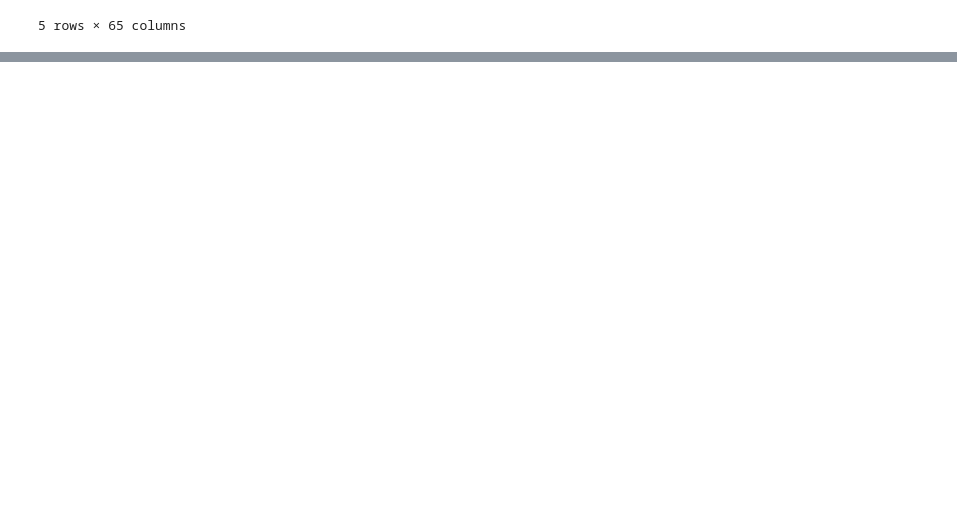
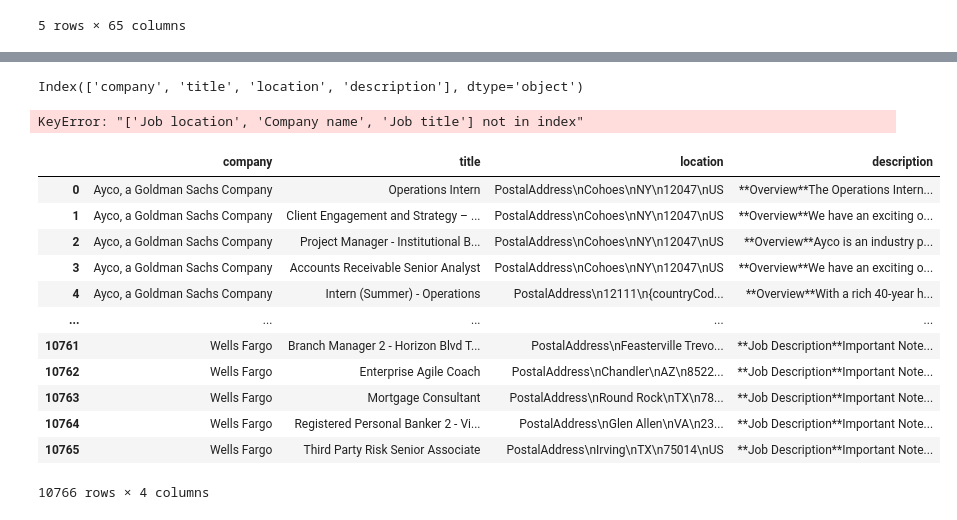
Before and after one commit to carsonkahn-external/athena-velvet, a Jupyter notebook: velvet/notebooks/deepnote/LinkedIn_merge.ipynb, the cells around one changed output, grey strips where cells are left out. Cells and saved outputs as stored; diff of their text form; code cells hidden in the pictures; blank space fills up the shorter version.

Commit message:
LinkedIn_merge now transforms the data into the same structure as Velvet - can be appended

```diff
--- a/velvet/notebooks/deepnote/LinkedIn_merge.ipynb
+++ b/velvet/notebooks/deepnote/LinkedIn_merge.ipynb
@@ -13,3 +13,8 @@ df.head()
 | 3 | Ayco, a Goldman Sachs Company | Accounts Receivable Senior Analyst | PostalAddress\nCohoes\nNY\n12047\nUS | 2020-12-07 | Information Technology and Servic... | Associate | https://www.linkedin.com/jobs/vie... | **Overview**We have an exciting o... | ... |
 | 4 | Ayco, a Goldman Sachs Company | Intern (Summer) - Operations | PostalAddress\n12111\n{countryCod... | 2020-12-10 | Financial Services,Investment Man... | Internship | https://www.linkedin.com/jobs/vie... | **Overview**With a rich 40-year h... | ... |
 5 rows × 65 columns
+# %%
+# Convert to all strings and get everything but descriptions
+tmp = df.astype(str)
+merged = tmp.iloc[:, 0:7]
+merged.head(5)
@@ -15,0 +28,12 @@ df.head()
+# %%
+# Mush descriptions back together
+# Should consider loss of structural info
+merged['description'] = ''
+descriptions = tmp.iloc[:, 7:]
+for index, row in descriptions.iterrows():
+    description = ""
+
+    for x in row:
+        if x != 'nan':
+            description += (x + '\n')
+    merged.at[index, 'description'] = description
@@ -16,3 +55,30 @@ df.head()
+# %%
+merged.columns
+# %% [output]
+Index(['company', 'title', 'location', 'description'], dtype='object')
+# %%
+columns = ['company','title','location', 'description']
+merged = merged[['Company name', 'Job title', 'Job location', 'description']]
+merged.columns = columns
+# %% [output]
+KeyError: "['Job location', 'Company name', 'Job title'] not in index"
+# %%
+# Yay, the final df - we can append this to the velvet data now
+merged
+# %% [output]
+|  | company | title | location | description |
+| 0 | Ayco, a Goldman Sachs Company | Operations Intern | PostalAddress\nCohoes\nNY\n12047\nUS | **Overview**The Operations Intern... |
+| 1 | Ayco, a Goldman Sachs Company | Client Engagement and Strategy – ... | PostalAddress\nCohoes\nNY\n12047\nUS | **Overview**We have an exciting o... |
+| 2 | Ayco, a Goldman Sachs Company | Project Manager - Institutional B... | PostalAddress\nCohoes\nNY\n12047\nUS | **Overview**Ayco is an industry p... |
+| 3 | Ayco, a Goldman Sachs Company | Accounts Receivable Senior Analyst | PostalAddress\nCohoes\nNY\n12047\nUS | **Overview**We have an exciting o... |
+| 4 | Ayco, a Goldman Sachs Company | Intern (Summer) - Operations | PostalAddress\n12111\n{countryCod... | **Overview**With a rich 40-year h... |
+| ... | ... | ... | ... | ... |
+| 10761 | Wells Fargo | Branch Manager 2 - Horizon Blvd T... | PostalAddress\nFeasterville Trevo... | **Job Description**Important Note... |
+| 10762 | Wells Fargo | Enterprise Agile Coach | PostalAddress\nChandler\nAZ\n8522... | **Job Description**Important Note... |
+| 10763 | Wells Fargo | Mortgage Consultant | PostalAddress\nRound Rock\nTX\n78... | **Job Description**Important Note... |
+| 10764 | Wells Fargo | Registered Personal Banker 2 - Vi... | PostalAddress\nGlen Allen\nVA\n23... | **Job Description**Important Note... |
+| 10765 | Wells Fargo | Third Party Risk Senior Associate | PostalAddress\nIrving\nTX\n75014\nUS | **Job Description**Important Note... |
+10766 rows × 4 columns
 # %% [markdown]
 <a style='text-decoration:none;line-height:16px;display:flex;color:#5B5B62;padding:10px;justify-content:end;' href='https://deepnote.com?utm_source=created-in-deepnote-cell&projectId=67ebbc4a-1b4b-449c-a00e-722787d292e7' target="_blank">
 <img style='display:inline;max-height:16px;margin:0px;margin-right:7.5px;' src='embedded-picture-1' > </img>
```
Also changed, not shown: parts of 2 cells of this notebook.
